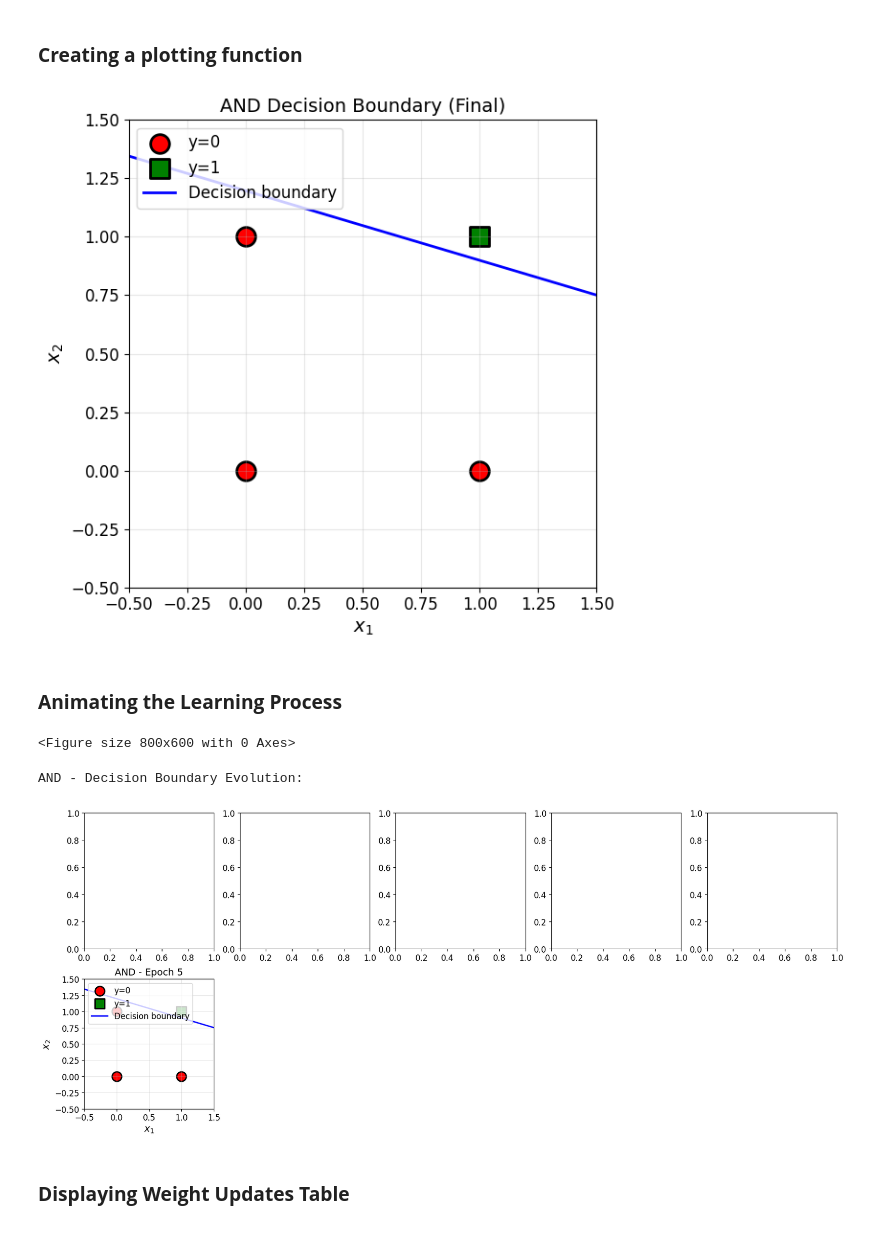
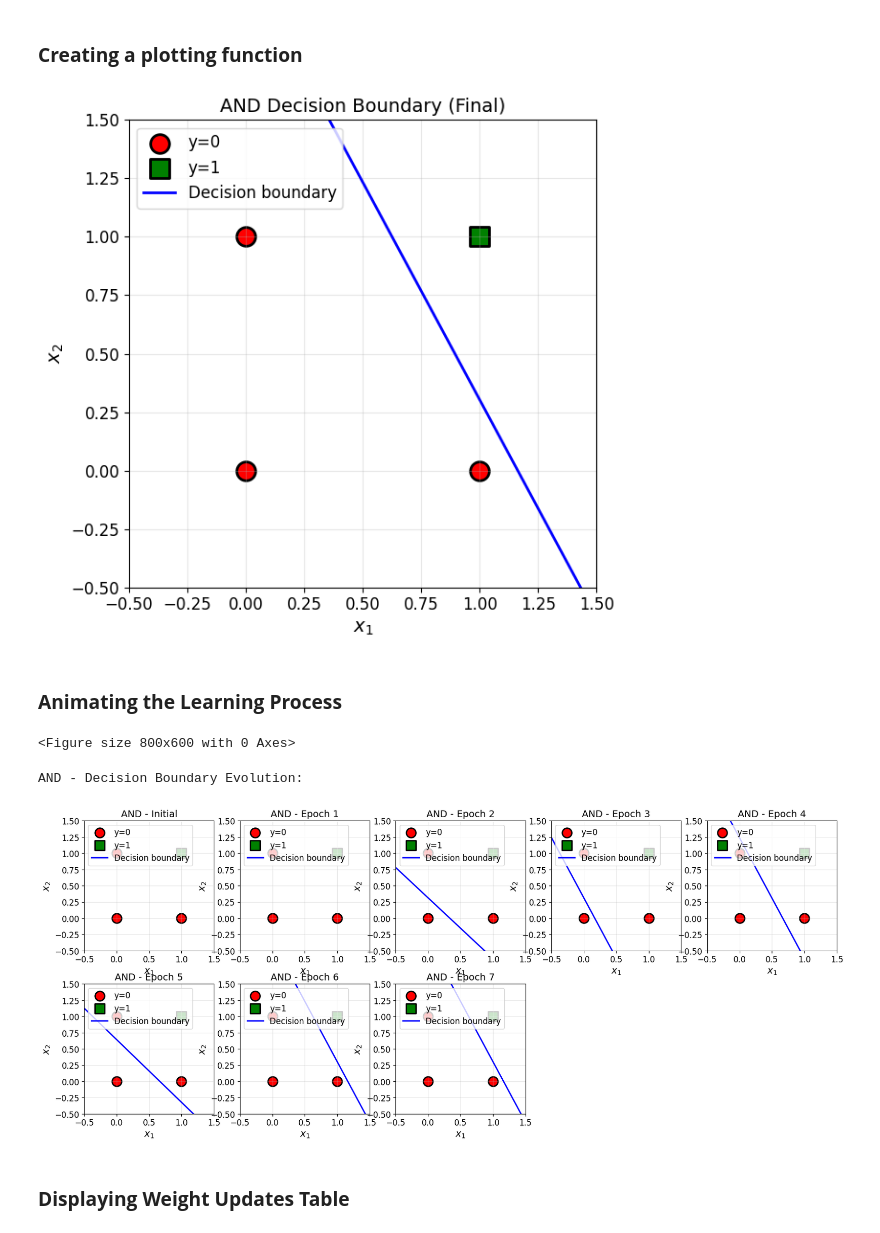
Before and after one commit to eoinocathasaigh/Artificial-Intelligence-Labs, a Jupyter notebook: Lab1.ipynb, the cells around one changed output. Cells and saved outputs as stored; diff of their text form; code cells hidden in the pictures.

```diff
--- a/Lab1.ipynb
+++ b/Lab1.ipynb
@@ -20,11 +20,9 @@ class Perceptron:
         n_inputs: Number of input features
         learning_rate: Learning rate for weight updates
         """
-        self.n_inputs = n_inputs
+        self.bias = np.random.uniform(-0.5, 0.5)
         self.learning_rate = learning_rate
-        # Initialize weights with small random values
-        self.weights = np.random.uniform(-0.5, 0.5, size=n_inputs)
-        self.bias = 0
+        self.weights = np.random.uniform(-0.5, 0.5, n_inputs)
 
     #Defining the step function
     def step_function(self, x):
@@ -240,7 +235,7 @@ plot_decision_boundary(X_and, y_and, perceptron_and.weights, perceptron_and.bias
 plt.tight_layout()
 plt.show()
 # %% [output]
-[figure, old version]
+[figure, new version]
 # %% [markdown]
 ### **Animating the Learning Process**
 # %%
@@ -254,37 +249,36 @@ def plot_training_evolution(X, y, history, title_prefix=""):
     # Determine grid size
     n_cols = min(5, n_epochs)
     n_rows = (n_epochs + n_cols - 1) // n_cols
 
     fig, axes = plt.subplots(n_rows, n_cols, figsize=(4 * n_cols, 4 * n_rows))
 
     # Handle single row case
     if n_rows == 1:
         axes = axes.reshape(1, -1)
 
     for idx, (weights, bias) in enumerate(history):
         row = idx // n_cols
         col = idx % n_cols
         ax = axes[row, col]
 
-    epoch_label = "Initial" if idx == 0 else f"Epoch {idx}"
-    plot_decision_boundary(X, y, weights, bias,
-    f"{title_prefix}{epoch_label}", ax=ax)
+        epoch_label = "Initial" if idx == 0 else f"Epoch {idx}"
+        plot_decision_boundary(X, y, weights, bias, f"{title_prefix}{epoch_label}", ax=ax)
 
     # Hide empty subplots
     for idx in range(n_epochs, n_rows * n_cols):
         row = idx // n_cols
         col = idx % n_cols
         axes[row, col].axis('off')
 
 plt.tight_layout()
 plt.show()
 # Plot AND training evolution
 print("AND - Decision Boundary Evolution:")
 plot_training_evolution(X_and, y_and, history_and, "AND - ")
 # %% [output]
 <Figure size 800x600 with 0 Axes>
 AND - Decision Boundary Evolution:
-[figure, old version]
+[figure, new version]
 # %% [markdown]
 ### **Displaying Weight Updates Table**
 # %%
```
Also changed, not shown: parts of 14 cells of this notebook.
